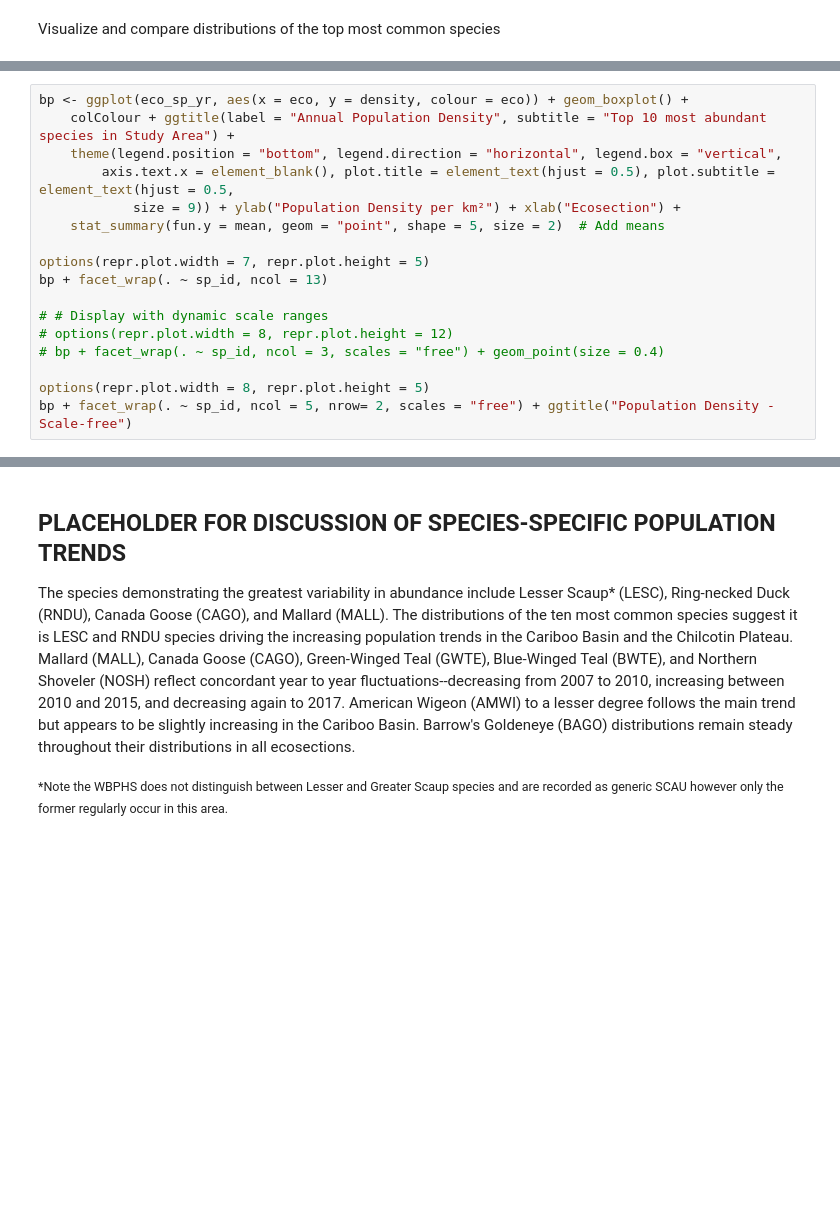
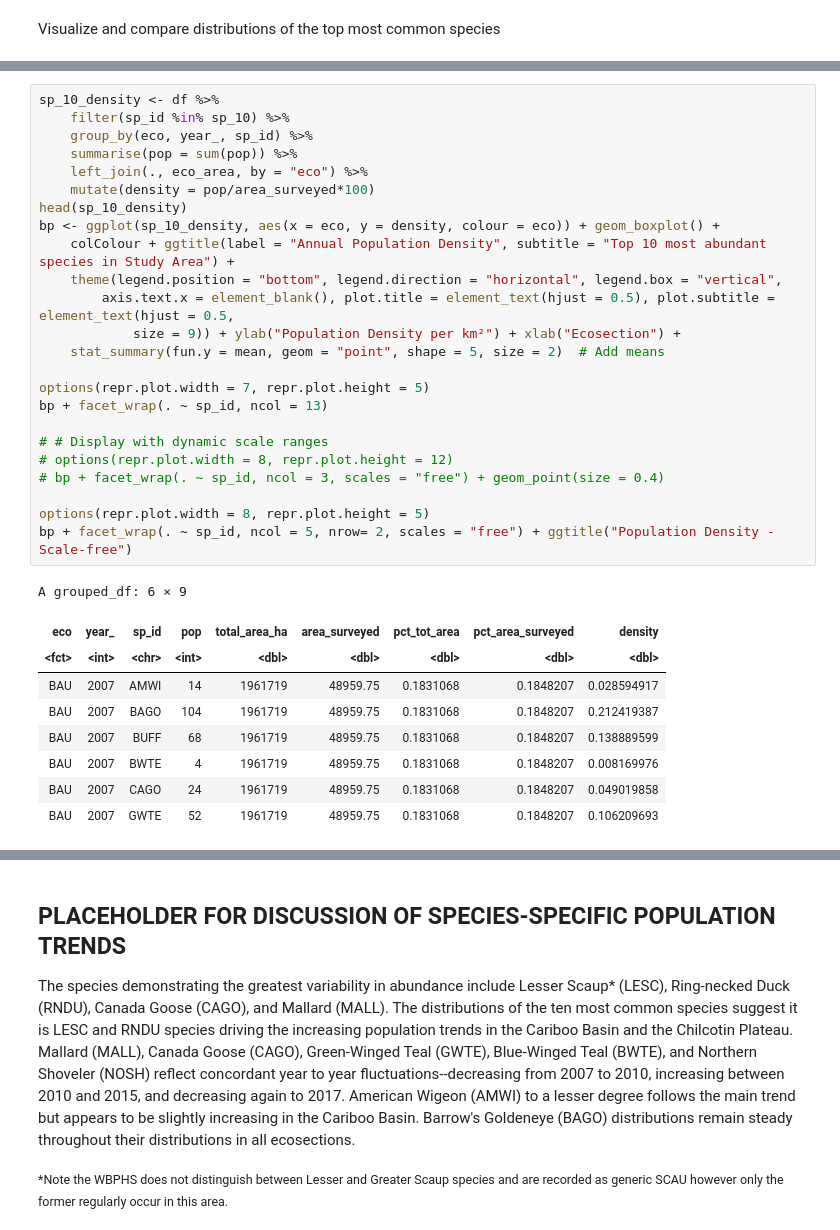
Before and after one commit to Yuhash/iws, a Jupyter notebook: IWS_Notebook.ipynb, the cells around one changed output, grey strips where cells are left out. Drawn from its saved outputs; the diff is of its cells as text; blank space fills up the shorter version.

```diff
--- a/IWS_Notebook.ipynb
+++ b/IWS_Notebook.ipynb
@@ -345,22 +362,38 @@ bp + facet_wrap(. ~ sp_id, ncol = 13)
 # %% [output]
 [figure]
 # %%
-bp <- ggplot(eco_sp_yr, aes(x = eco, y = density, colour = eco)) + geom_boxplot() +
+sp_10_density <- df %>%
+    filter(sp_id %in% sp_10) %>%
+    group_by(eco, year_, sp_id) %>%
+    summarise(pop = sum(pop)) %>%
+    left_join(., eco_area, by = "eco") %>%
+    mutate(density = pop/area_surveyed*100)
+head(sp_10_density)
+bp <- ggplot(sp_10_density, aes(x = eco, y = density, colour = eco)) + geom_boxplot() +
     colColour + ggtitle(label = "Annual Population Density", subtitle = "Top 10 most abundant species in Study Area") +
     theme(legend.position = "bottom", legend.direction = "horizontal", legend.box = "vertical",
         axis.text.x = element_blank(), plot.title = element_text(hjust = 0.5), plot.subtitle = element_text(hjust = 0.5,
             size = 9)) + ylab("Population Density per km²") + xlab("Ecosection") +
     stat_summary(fun.y = mean, geom = "point", shape = 5, size = 2)  # Add means
 
 options(repr.plot.width = 7, repr.plot.height = 5)
 bp + facet_wrap(. ~ sp_id, ncol = 13)
 
 # # Display with dynamic scale ranges
 # options(repr.plot.width = 8, repr.plot.height = 12)
 # bp + facet_wrap(. ~ sp_id, ncol = 3, scales = "free") + geom_point(size = 0.4)
 
 options(repr.plot.width = 8, repr.plot.height = 5)
 bp + facet_wrap(. ~ sp_id, ncol = 5, nrow= 2, scales = "free") + ggtitle("Population Density - Scale-free")
 # %% [output]
+A grouped_df: 6 × 9
+| eco | year_ | sp_id | pop | total_area_ha | area_surveyed | pct_tot_area | pct_area_surveyed | density |
+| <fct> | <int> | <chr> | <int> | <dbl> | <dbl> | <dbl> | <dbl> | <dbl> |
+| BAU | 2007 | AMWI | 14 | 1961719 | 48959.75 | 0.1831068 | 0.1848207 | 0.028594917 |
+| BAU | 2007 | BAGO | 104 | 1961719 | 48959.75 | 0.1831068 | 0.1848207 | 0.212419387 |
+| BAU | 2007 | BUFF | 68 | 1961719 | 48959.75 | 0.1831068 | 0.1848207 | 0.138889599 |
+| BAU | 2007 | BWTE | 4 | 1961719 | 48959.75 | 0.1831068 | 0.1848207 | 0.008169976 |
+| BAU | 2007 | CAGO | 24 | 1961719 | 48959.75 | 0.1831068 | 0.1848207 | 0.049019858 |
+| BAU | 2007 | GWTE | 52 | 1961719 | 48959.75 | 0.1831068 | 0.1848207 | 0.106209693 |
 [figure]
 [figure]
```
Also changed, not shown: parts of 12 cells of this notebook.
